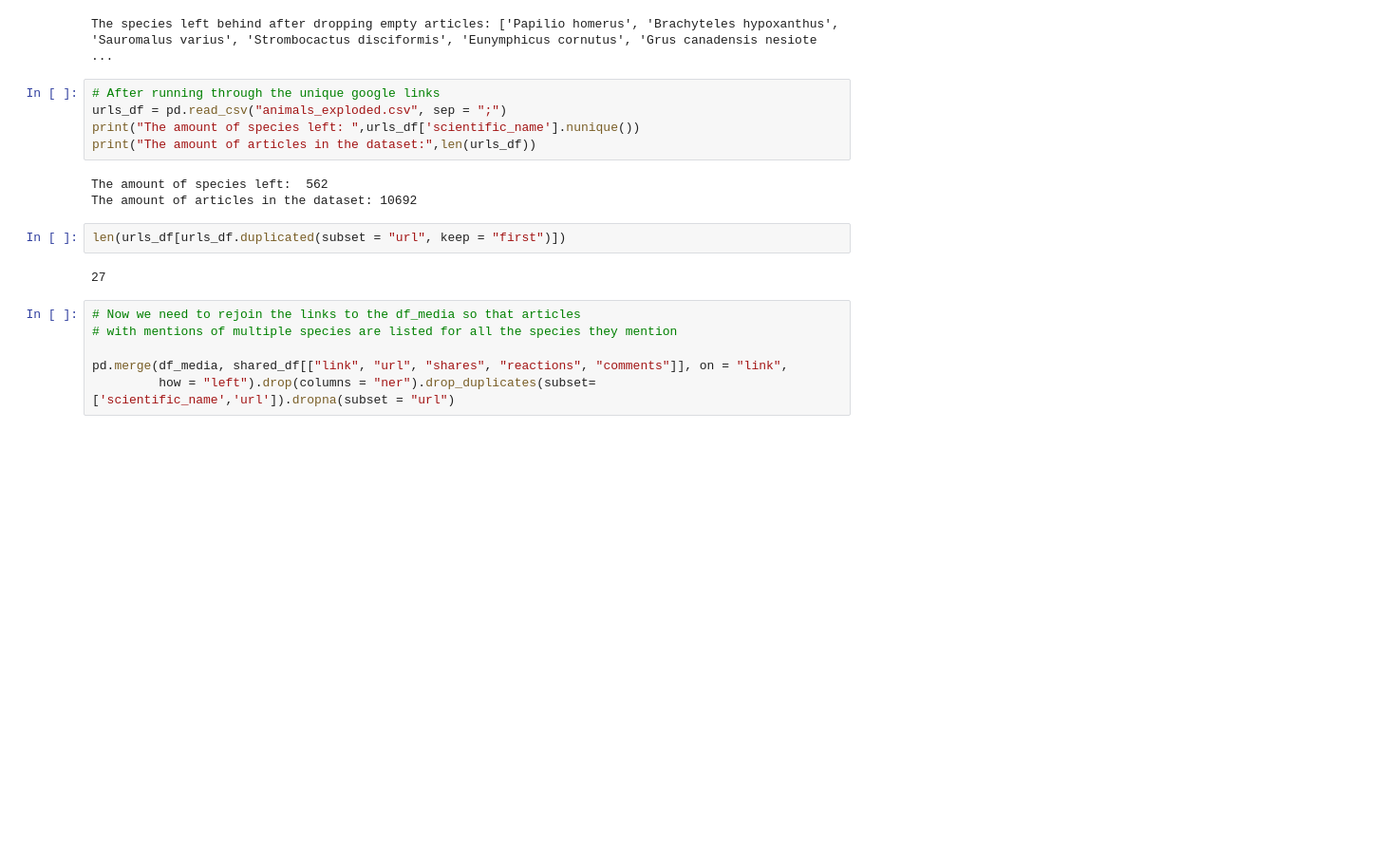
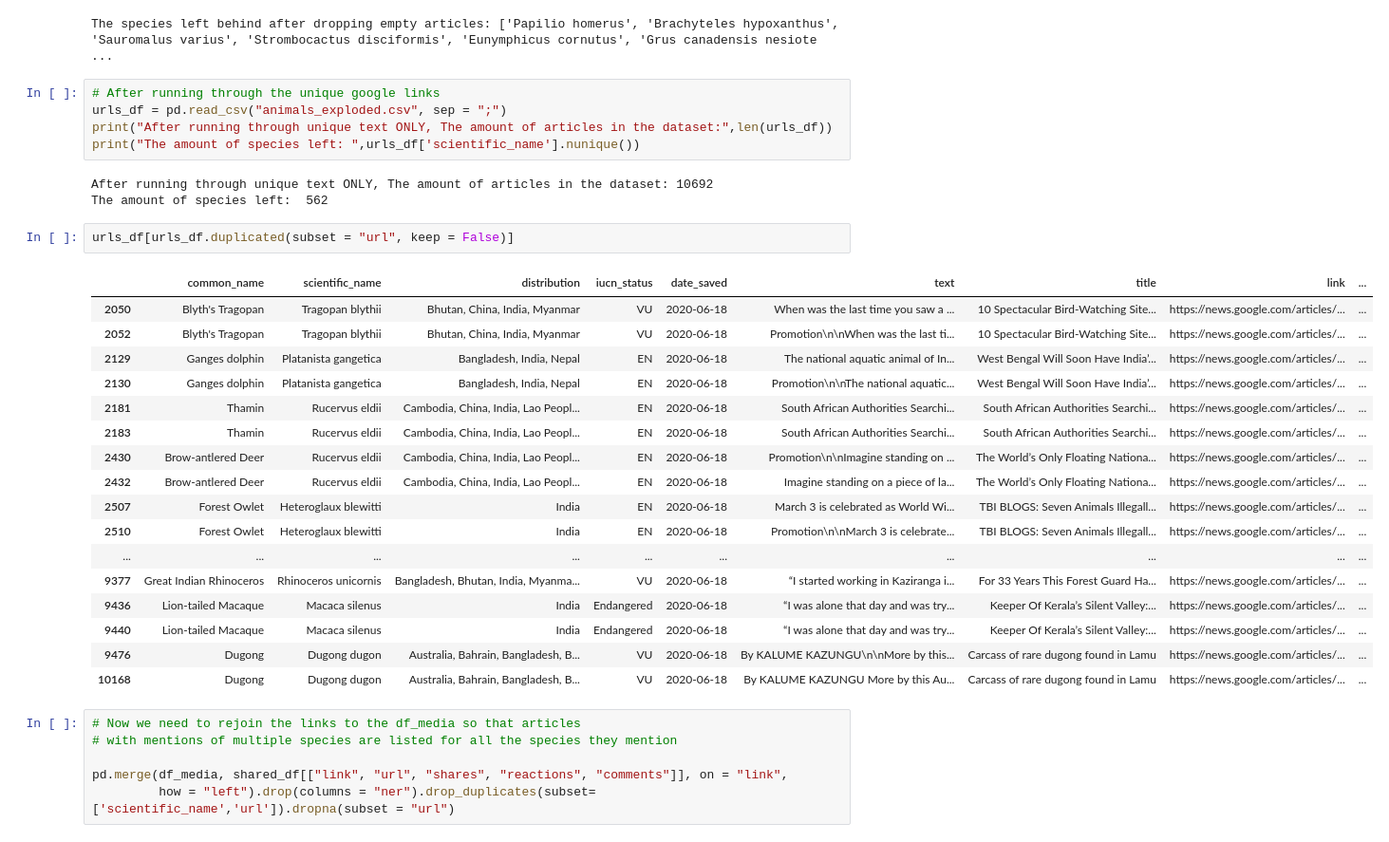
Before and after one commit to redalisa/thesis, a Jupyter notebook: First-data-processing-steps.ipynb, the cells around one changed output. Shown: that part at 95% size. Drawn from its saved outputs; the diff is of its cells as text; blank space fills up the shorter version.

Commit message:
unique links and twitter news

```diff
--- a/First-data-processing-steps.ipynb
+++ b/First-data-processing-steps.ipynb
@@ -108,15 +120,31 @@ The species left behind after dropping empty articles: ['Papilio homerus', 'Brac
 # %%
 # After running through the unique google links
 urls_df = pd.read_csv("animals_exploded.csv", sep = ";")
+print("After running through unique text ONLY, The amount of articles in the dataset:",len(urls_df))
 print("The amount of species left: ",urls_df['scientific_name'].nunique())
-print("The amount of articles in the dataset:",len(urls_df))
 # %% [output]
+After running through unique text ONLY, The amount of articles in the dataset: 10692
 The amount of species left:  562
-The amount of articles in the dataset: 10692
 # %%
-len(urls_df[urls_df.duplicated(subset = "url", keep = "first")])
+urls_df[urls_df.duplicated(subset = "url", keep = False)]
 # %% [output]
-27
+|  | common_name | scientific_name | distribution | iucn_status | date_saved | text | title | link | ... |
+| 2050 | Blyth's Tragopan | Tragopan blythii | Bhutan, China, India, Myanmar | VU | 2020-06-18 | When was the last time you saw a ... | 10 Spectacular Bird-Watching Site... | https://news.google.com/articles/... | ... |
+| 2052 | Blyth's Tragopan | Tragopan blythii | Bhutan, China, India, Myanmar | VU | 2020-06-18 | Promotion\n\nWhen was the last ti... | 10 Spectacular Bird-Watching Site... | https://news.google.com/articles/... | ... |
+| 2129 | Ganges dolphin | Platanista gangetica | Bangladesh, India, Nepal | EN | 2020-06-18 | The national aquatic animal of In... | West Bengal Will Soon Have India’... | https://news.google.com/articles/... | ... |
+| 2130 | Ganges dolphin | Platanista gangetica | Bangladesh, India, Nepal | EN | 2020-06-18 | Promotion\n\nThe national aquatic... | West Bengal Will Soon Have India’... | https://news.google.com/articles/... | ... |
+| 2181 | Thamin | Rucervus eldii | Cambodia, China, India, Lao Peopl... | EN | 2020-06-18 | South African Authorities Searchi... | South African Authorities Searchi... | https://news.google.com/articles/... | ... |
+| 2183 | Thamin | Rucervus eldii | Cambodia, China, India, Lao Peopl... | EN | 2020-06-18 | South African Authorities Searchi... | South African Authorities Searchi... | https://news.google.com/articles/... | ... |
+| 2430 | Brow-antlered Deer | Rucervus eldii | Cambodia, China, India, Lao Peopl... | EN | 2020-06-18 | Promotion\n\nImagine standing on ... | The World’s Only Floating Nationa... | https://news.google.com/articles/... | ... |
+| 2432 | Brow-antlered Deer | Rucervus eldii | Cambodia, China, India, Lao Peopl... | EN | 2020-06-18 | Imagine standing on a piece of la... | The World’s Only Floating Nationa... | https://news.google.com/articles/... | ... |
+| 2507 | Forest Owlet | Heteroglaux blewitti | India | EN | 2020-06-18 | March 3 is celebrated as World Wi... | TBI BLOGS: Seven Animals Illegall... | https://news.google.com/articles/... | ... |
+| 2510 | Forest Owlet | Heteroglaux blewitti | India | EN | 2020-06-18 | Promotion\n\nMarch 3 is celebrate... | TBI BLOGS: Seven Animals Illegall... | https://news.google.com/articles/... | ... |
+| ... | ... | ... | ... | ... | ... | ... | ... | ... | ... |
+| 9377 | Great Indian Rhinoceros | Rhinoceros unicornis | Bangladesh, Bhutan, India, Myanma... | VU | 2020-06-18 | “I started working in Kaziranga i... | For 33 Years This Forest Guard Ha... | https://news.google.com/articles/... | ... |
+| 9436 | Lion-tailed Macaque | Macaca silenus | India | Endangered | 2020-06-18 | “I was alone that day and was try... | Keeper Of Kerala’s Silent Valley:... | https://news.google.com/articles/... | ... |
+| 9440 | Lion-tailed Macaque | Macaca silenus | India | Endangered | 2020-06-18 | “I was alone that day and was try... | Keeper Of Kerala’s Silent Valley:... | https://news.google.com/articles/... | ... |
+| 9476 | Dugong | Dugong dugon | Australia, Bahrain, Bangladesh, B... | VU | 2020-06-18 | By KALUME KAZUNGU\n\nMore by this... | Carcass of rare dugong found in Lamu | https://news.google.com/articles/... | ... |
+| 10168 | Dugong | Dugong dugon | Australia, Bahrain, Bangladesh, B... | VU | 2020-06-18 | By KALUME KAZUNGU More by this Au... | Carcass of rare dugong found in Lamu | https://news.google.com/articles/... | ... |
 # %%
 # Now we need to rejoin the links to the df_media so that articles
 # with mentions of multiple species are listed for all the species they mention
```
Also changed, not shown: parts of 11 cells of this notebook, 3 other files.
